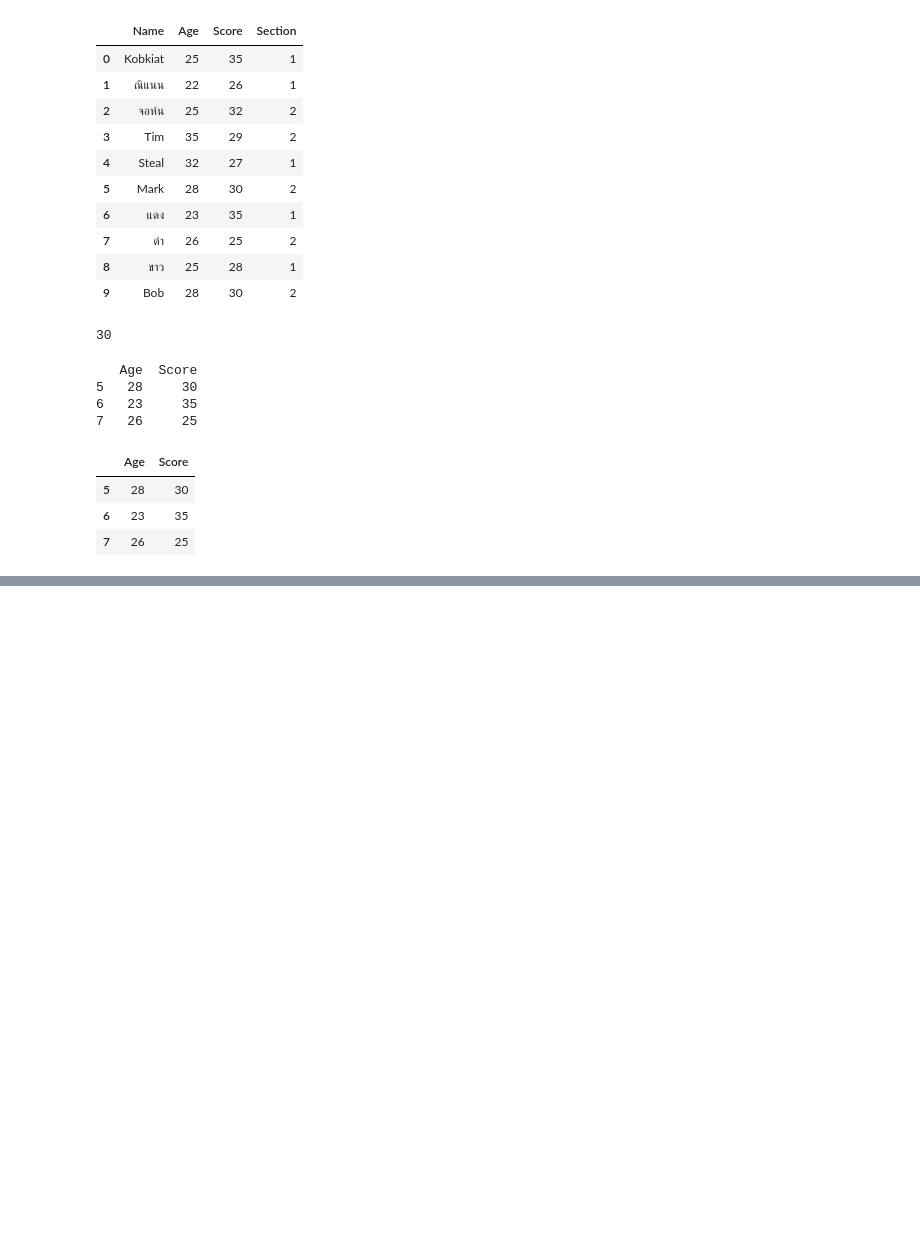
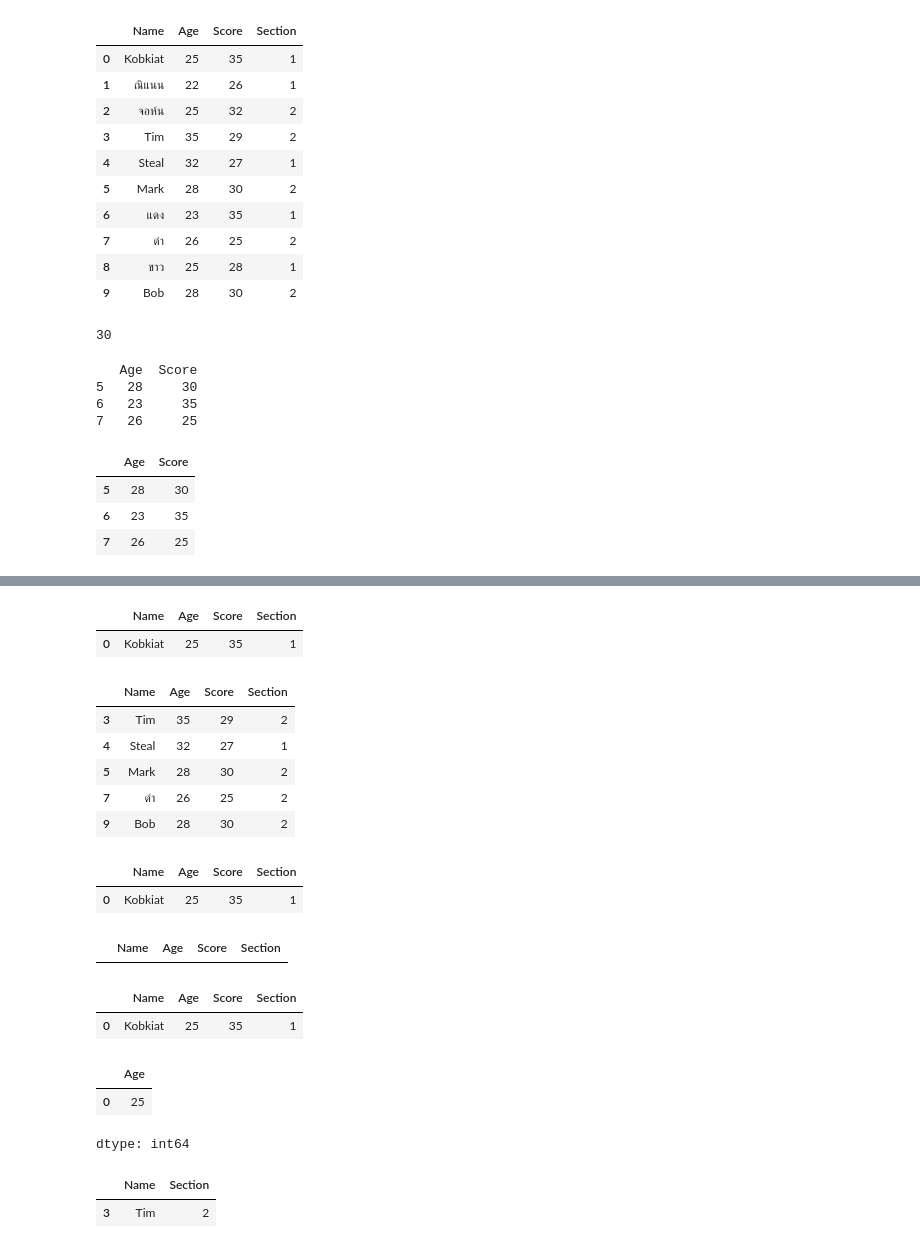
Before and after one commit to oakabc/datascience2568, a Jupyter notebook: Workshop_4_2.ipynb, the cells around one changed output, grey strips where cells are left out. Cells and saved outputs as stored; diff of their text form; code cells hidden in the pictures; blank space fills up the shorter version.

```diff
--- a/Workshop_4_2.ipynb
+++ b/Workshop_4_2.ipynb
@@ -479,0 +527,39 @@ df.loc[5:7,'Age':'Score']
+# %%
+df[df.Name.str.match('Kob')]
+# %% [output]
+|  | Name | Age | Score | Section |
+| 0 | Kobkiat | 25 | 35 | 1 |
+# %%
+df[df.Age > 25]
+# %% [output]
+|  | Name | Age | Score | Section |
+| 3 | Tim | 35 | 29 | 2 |
+| 4 | Steal | 32 | 27 | 1 |
+| 5 | Mark | 28 | 30 | 2 |
+| 7 | ดำ | 26 | 25 | 2 |
+| 9 | Bob | 28 | 30 | 2 |
+# %%
+df[df.Name.str.contains('kiat')]
+# %% [output]
+|  | Name | Age | Score | Section |
+| 0 | Kobkiat | 25 | 35 | 1 |
+# %%
+df[df.Name.str.match('kob')]
+# %% [output]
+|  | Name | Age | Score | Section |
+# %%
+df[df.Name.str.match('kob', case=False)]
+# %% [output]
+|  | Name | Age | Score | Section |
+| 0 | Kobkiat | 25 | 35 | 1 |
+# %%
+df[df.Name.str.contains('kiat')]['Age']
+# %% [output]
+|  | Age |
+| 0 | 25 |
+dtype: int64
+# %%
+df[(df.Age > 30) & (df.Section == 2)][['Name','Section']]
+# %% [output]
+|  | Name | Section |
+| 3 | Tim | 2 |
```
Also changed, not shown: parts of 9 cells of this notebook.
